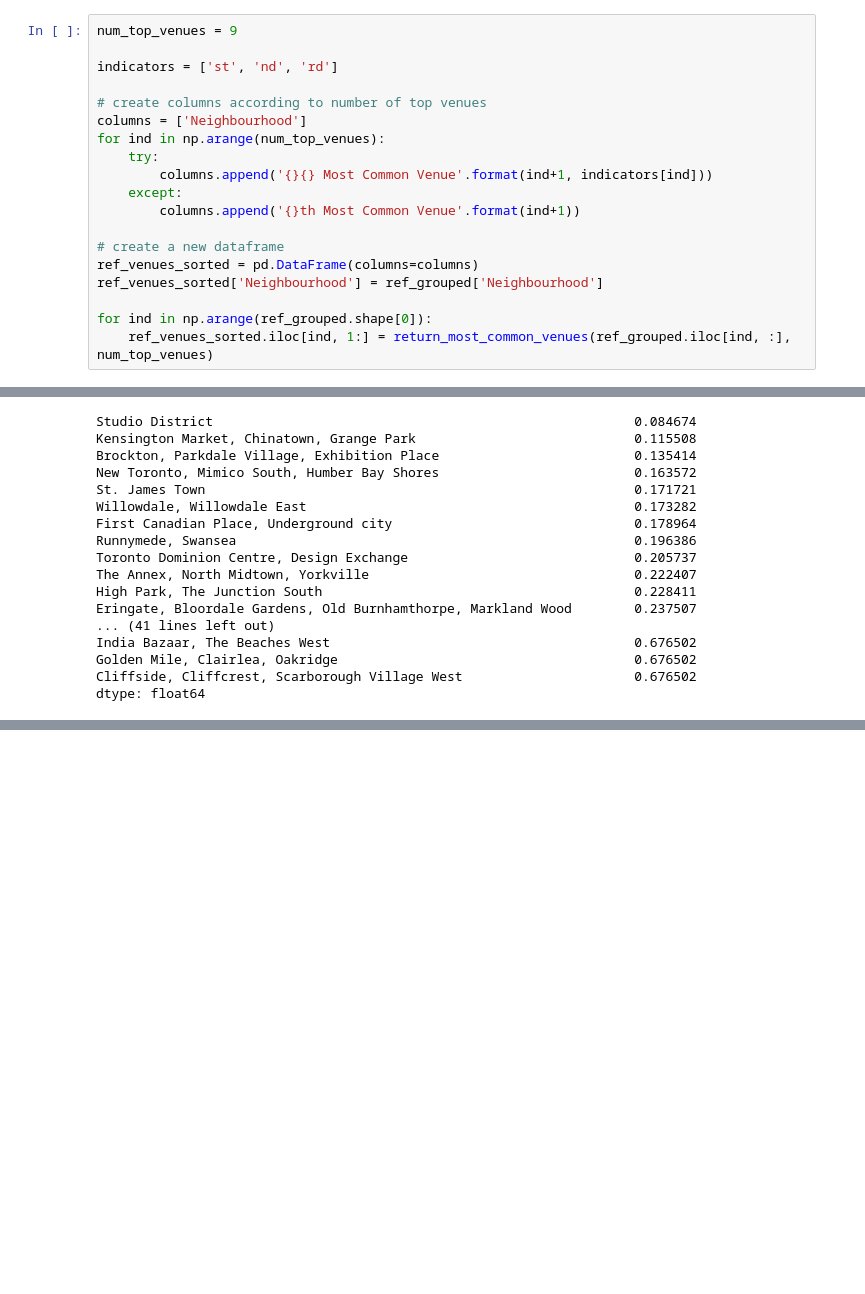
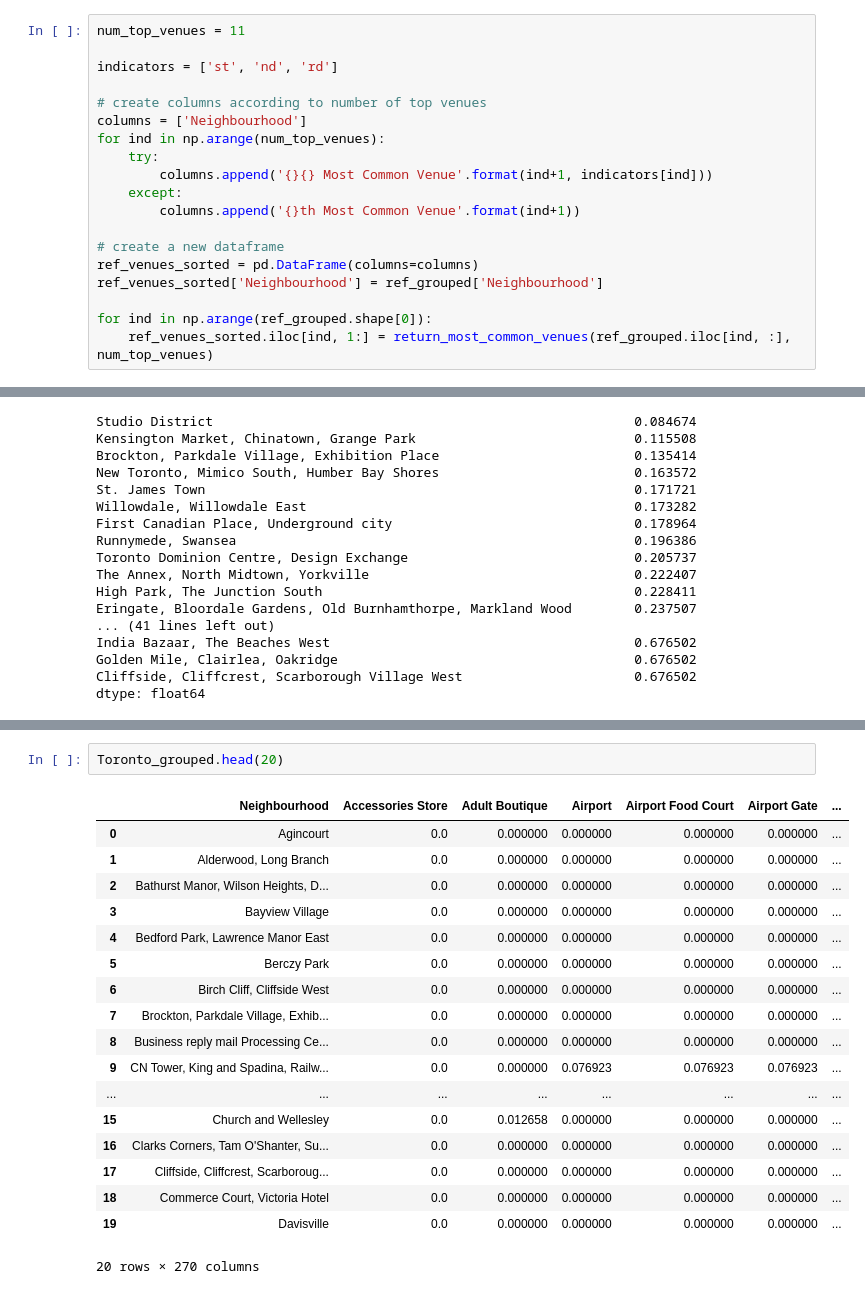
Before and after one commit to leonsmgit/New-City-neighbourhood-search, a Jupyter notebook: Neighbourhood_match.ipynb, the cells around one changed output, grey strips where cells are left out. Saved outputs shown, nothing was run; the diff lists cells and outputs as text; blank space fills up the shorter version.

```diff
--- a/Neighbourhood_match.ipynb
+++ b/Neighbourhood_match.ipynb
@@ -132,7 +132,7 @@ def return_most_common_venues(row, num_top_venues):
 
     return row_categories_sorted.index.values[0:num_top_venues]
 # %%
-num_top_venues = 9
+num_top_venues = 11
 
 indicators = ['st', 'nd', 'rd']
 
@@ -396,0 +423,21 @@ Toronto_venues.head()
+# %%
+Toronto_grouped.head(20)
+# %% [output]
+|  | Neighbourhood | Accessories Store | Adult Boutique | Airport | Airport Food Court | Airport Gate | ... |
+| 0 | Agincourt | 0.0 | 0.000000 | 0.000000 | 0.000000 | 0.000000 | ... |
+| 1 | Alderwood, Long Branch | 0.0 | 0.000000 | 0.000000 | 0.000000 | 0.000000 | ... |
+| 2 | Bathurst Manor, Wilson Heights, D... | 0.0 | 0.000000 | 0.000000 | 0.000000 | 0.000000 | ... |
+| 3 | Bayview Village | 0.0 | 0.000000 | 0.000000 | 0.000000 | 0.000000 | ... |
+| 4 | Bedford Park, Lawrence Manor East | 0.0 | 0.000000 | 0.000000 | 0.000000 | 0.000000 | ... |
+| 5 | Berczy Park | 0.0 | 0.000000 | 0.000000 | 0.000000 | 0.000000 | ... |
+| 6 | Birch Cliff, Cliffside West | 0.0 | 0.000000 | 0.000000 | 0.000000 | 0.000000 | ... |
+| 7 | Brockton, Parkdale Village, Exhib... | 0.0 | 0.000000 | 0.000000 | 0.000000 | 0.000000 | ... |
+| 8 | Business reply mail Processing Ce... | 0.0 | 0.000000 | 0.000000 | 0.000000 | 0.000000 | ... |
+| 9 | CN Tower, King and Spadina, Railw... | 0.0 | 0.000000 | 0.076923 | 0.076923 | 0.076923 | ... |
+| ... | ... | ... | ... | ... | ... | ... | ... |
+| 15 | Church and Wellesley | 0.0 | 0.012658 | 0.000000 | 0.000000 | 0.000000 | ... |
+| 16 | Clarks Corners, Tam O'Shanter, Su... | 0.0 | 0.000000 | 0.000000 | 0.000000 | 0.000000 | ... |
+| 17 | Cliffside, Cliffcrest, Scarboroug... | 0.0 | 0.000000 | 0.000000 | 0.000000 | 0.000000 | ... |
+| 18 | Commerce Court, Victoria Hotel | 0.0 | 0.000000 | 0.000000 | 0.000000 | 0.000000 | ... |
+| 19 | Davisville | 0.0 | 0.000000 | 0.000000 | 0.000000 | 0.000000 | ... |
+20 rows × 270 columns
```
Also changed, not shown: parts of 15 cells of this notebook, 2 other files.
